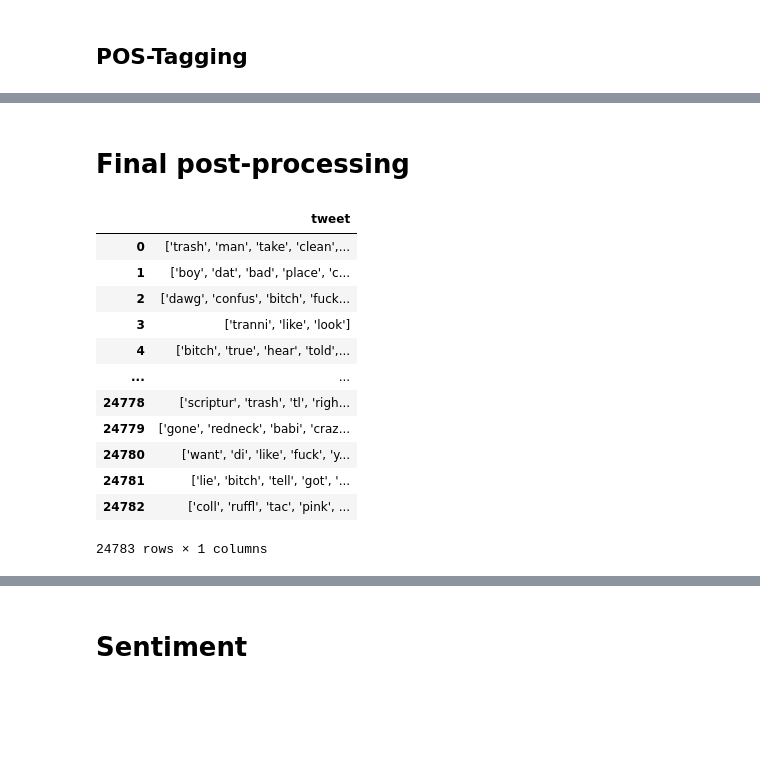
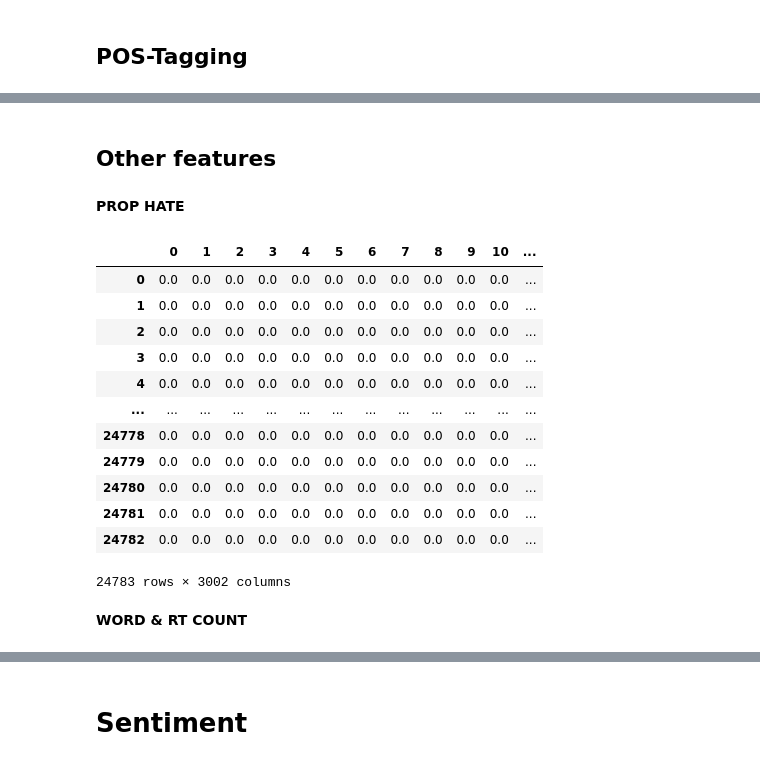
Before and after one commit to manuvillalba-uclm/Natural_Lenguaje_Processing-ELM, a Jupyter notebook: Machine_Learning_NLP_Vectorization_Classification.ipynb, the cells around one changed output, grey strips where cells are left out. Cells and saved outputs as stored; diff of their text form; code cells hidden in the pictures; blank space fills up the shorter version.

```diff
--- a/Machine_Learning_NLP_Vectorization_Classification.ipynb
+++ b/Machine_Learning_NLP_Vectorization_Classification.ipynb
@@ -227,23 +235,45 @@ if use_ngrams:
+# %% [markdown]
+## Other features
+# %% [markdown]
+**PROP HATE**
 # %%
-df_tweet_array = ds_alt_twitter['tweet'].apply(literal_eval)#reconvertir a listas la columna de tweets
-
-if use_POS_taggin:
-  df_tweets_vectorization_selected['pos'] = df_tweet_array.apply(nltk.pos_tag)
+# ------- DATASET USADO --------
+ds_selected_copy = ds_soft_prep['tweet'].apply(literal_eval)#reconvertir a listas la columna de tweets
+# ------------------------------
-# %% [markdown]
-# Final post-processing
-# %%
-ds_alt_twitter
-# %% [output]
-|  | tweet |
-| 0 | ['trash', 'man', 'take', 'clean',... |
-| 1 | ['boy', 'dat', 'bad', 'place', 'c... |
-| 2 | ['dawg', 'confus', 'bitch', 'fuck... |
-| 3 | ['tranni', 'like', 'look'] |
-| 4 | ['bitch', 'true', 'hear', 'told',... |
-| ... | ... |
-| 24778 | ['scriptur', 'trash', 'tl', 'righ... |
-| 24779 | ['gone', 'redneck', 'babi', 'craz... |
-| 24780 | ['want', 'di', 'like', 'fuck', 'y... |
-| 24781 | ['lie', 'bitch', 'tell', 'got', '... |
-| 24782 | ['coll', 'ruffl', 'tac', 'pink', ... |
-24783 rows × 1 columns
+# %%
+def setWeight(frase):
+  fixed_frase = " ".join(frase) #Supongo que la ultima version del preprocesado también estara en vector de palabras
+  found_prophate = 0
+  for i in range(1,5):
+    # Ejecutar la division en n-grams
+    split_ngrams = ngrams(fixed_frase.split(), i)
+    for gr in split_ngrams:
+      posible_prophate = ' '.join(gr) #Convertimos el n-gram en frase
+      ngram_search = hated_ngram[hated_ngram['ngram'] == posible_prophate]
+      if len(ngram_search) > 0 : #Si ha encontrado alguna coincidencia, se sustituye el prophate
+        aux_prophate = ngram_search['prophate'].item()
+        if aux_prophate > found_prophate:
+          found_prophate = aux_prophate #Nos quedamos con el mayor prophate
+  return found_prophate
+
+
+if use_OTHER_count:
+  vectorization['prophate'] = ds_selected_copy.apply(setWeight)
+# %%
+vectorization
+# %% [output]
+|  | 0 | 1 | 2 | 3 | 4 | 5 | 6 | 7 | 8 | 9 | 10 | ... |
+| 0 | 0.0 | 0.0 | 0.0 | 0.0 | 0.0 | 0.0 | 0.0 | 0.0 | 0.0 | 0.0 | 0.0 | ... |
+| 1 | 0.0 | 0.0 | 0.0 | 0.0 | 0.0 | 0.0 | 0.0 | 0.0 | 0.0 | 0.0 | 0.0 | ... |
+| 2 | 0.0 | 0.0 | 0.0 | 0.0 | 0.0 | 0.0 | 0.0 | 0.0 | 0.0 | 0.0 | 0.0 | ... |
+| 3 | 0.0 | 0.0 | 0.0 | 0.0 | 0.0 | 0.0 | 0.0 | 0.0 | 0.0 | 0.0 | 0.0 | ... |
+| 4 | 0.0 | 0.0 | 0.0 | 0.0 | 0.0 | 0.0 | 0.0 | 0.0 | 0.0 | 0.0 | 0.0 | ... |
+| ... | ... | ... | ... | ... | ... | ... | ... | ... | ... | ... | ... | ... |
+| 24778 | 0.0 | 0.0 | 0.0 | 0.0 | 0.0 | 0.0 | 0.0 | 0.0 | 0.0 | 0.0 | 0.0 | ... |
+| 24779 | 0.0 | 0.0 | 0.0 | 0.0 | 0.0 | 0.0 | 0.0 | 0.0 | 0.0 | 0.0 | 0.0 | ... |
+| 24780 | 0.0 | 0.0 | 0.0 | 0.0 | 0.0 | 0.0 | 0.0 | 0.0 | 0.0 | 0.0 | 0.0 | ... |
+| 24781 | 0.0 | 0.0 | 0.0 | 0.0 | 0.0 | 0.0 | 0.0 | 0.0 | 0.0 | 0.0 | 0.0 | ... |
+| 24782 | 0.0 | 0.0 | 0.0 | 0.0 | 0.0 | 0.0 | 0.0 | 0.0 | 0.0 | 0.0 | 0.0 | ... |
+24783 rows × 3002 columns
+# %% [markdown]
+**WORD & RT COUNT**
```
Also changed, not shown: parts of 36 cells of this notebook.
